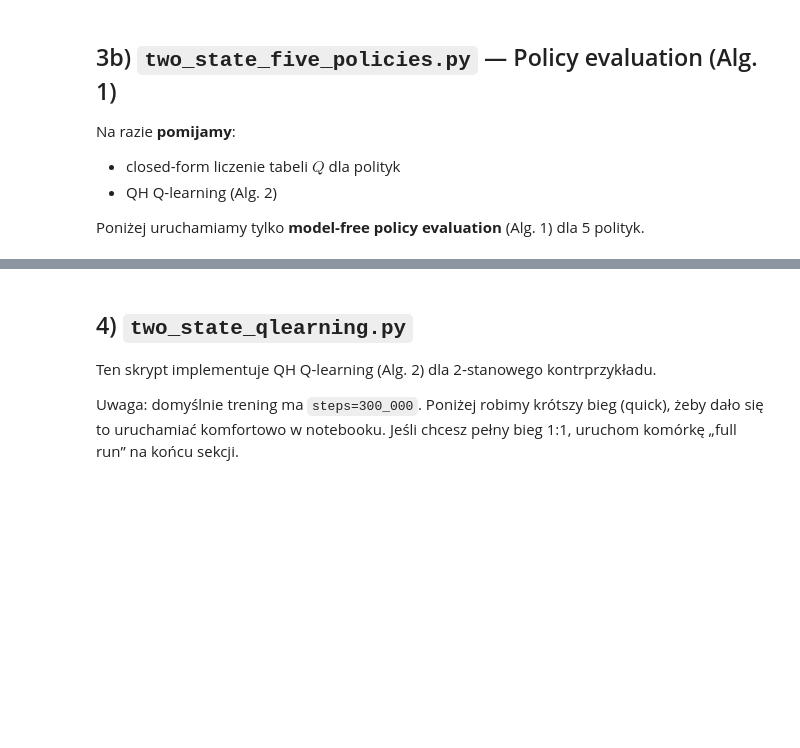
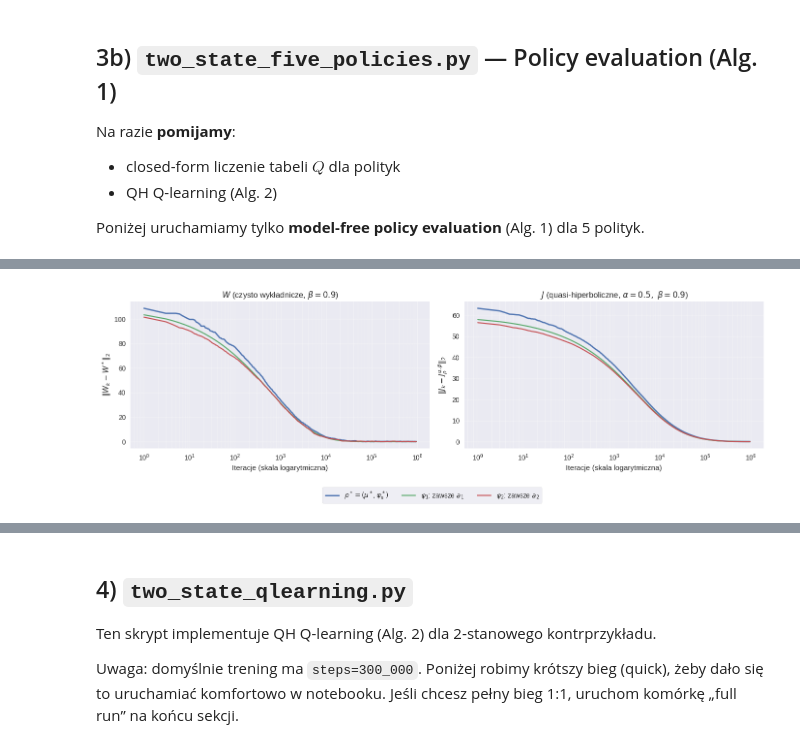
Before and after one commit to Enlightened-Monkey/Engineering-Thesis, a Jupyter notebook: notebooks/run_experiments.ipynb, the cells around one changed output, grey strips where cells are left out. Drawn from its saved outputs; the diff is of its cells as text; code cells hidden in the pictures; blank space fills up the shorter version.

```diff
--- a/notebooks/run_experiments.ipynb
+++ b/notebooks/run_experiments.ipynb
@@ -191,0 +598,64 @@ KeyboardInterrupt:
+# %%
+# ...existing code...
+
+# ===============================================================
+# 3b) Wykresy obok siebie (bez ponownego liczenia) — korzystamy z res_opt/res_inne
+# ===============================================================
+
+import matplotlib.pyplot as plt
+import numpy as np
+
+# Oś X (iteracje / sweeps) w punktach logowania.
+x_opt_w = (log_idx[: len(res_opt["err_W"])] + 1).astype(float)
+x_opt_j = (log_idx[: len(res_opt["err_J"])] + 1).astype(float)
+
+fig, (ax_w, ax_j) = plt.subplots(1, 2, figsize=(14, 4.6), sharex=False, sharey=False)
+
+# --- Panel: W ---
+ax_w.plot(
+    x_opt_w,
+    res_opt["err_W"],
+    label=r"$\rho^*=(\mu^*,\varphi_s^*)$",
+    linewidth=2.0,
+)
+for name in wybrane:
+    label = nazwy_polityk_pl.get(name, name)
+    res = res_inne[name]
+    x = (log_idx[: len(res["err_W"])] + 1).astype(float)
+    ax_w.plot(x, res["err_W"], label=label, linewidth=1.6)
+
+ax_w.set_xscale("log")
+ax_w.set_xlabel("Iteracje (skala logarytmiczna)")
+ax_w.set_ylabel(r"$\|W_k - W^*\|_2$")
+ax_w.set_title(r"$W$ (czysto wykładnicze, $\beta=0.9$)")
+ax_w.grid(True, which="both", alpha=0.3)
+
+# --- Panel: J ---
+ax_j.plot(
+    x_opt_j,
+    res_opt["err_J"],
+    label=r"$\rho^*=(\mu^*,\varphi_s^*)$",
+    linewidth=2.0,
+)
+for name in wybrane:
+    label = nazwy_polityk_pl.get(name, name)
+    res = res_inne[name]
+    x = (log_idx[: len(res["err_J"])] + 1).astype(float)
+    ax_j.plot(x, res["err_J"], label=label, linewidth=1.6)
+
+ax_j.set_xscale("log")
+ax_j.set_xlabel("Iteracje (skala logarytmiczna)")
+ax_j.set_ylabel(r"$\|J_k - J^{\alpha,\beta}_{\rho}\|_2$")
+ax_j.set_title(r"$J$ (quasi-hiperboliczne, $\alpha=0.5,\ \beta=0.9$)")
+ax_j.grid(True, which="both", alpha=0.3)
+
+# Jedna legenda dla całej figury (żeby nie dublować)
+handles, labels = ax_j.get_legend_handles_labels()
+fig.legend(handles, labels, loc="lower center", ncol=3, frameon=True)
+
+fig.tight_layout(rect=[0, 0.12, 1, 1])  # zostaw miejsce na legendę
+plt.show()
+
+# ...existing code...
+# %% [output]
+[figure, added]
```
Also changed, not shown: parts of 11 cells of this notebook, 25 other files.
